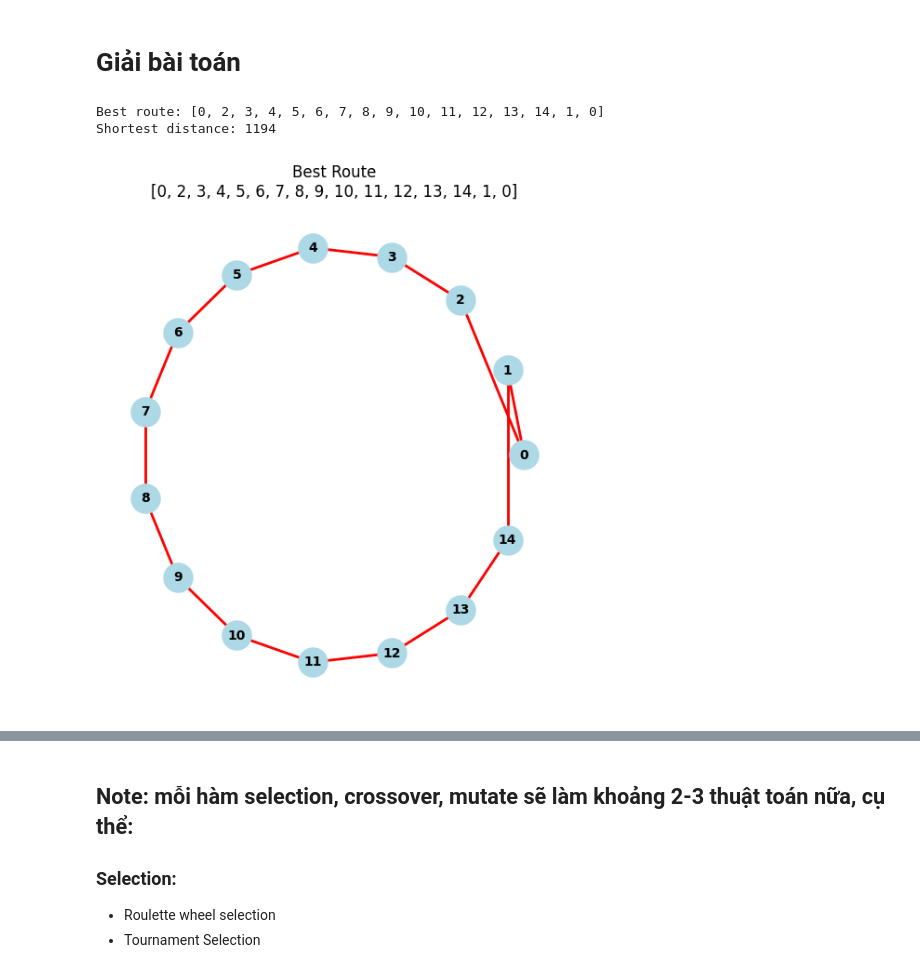
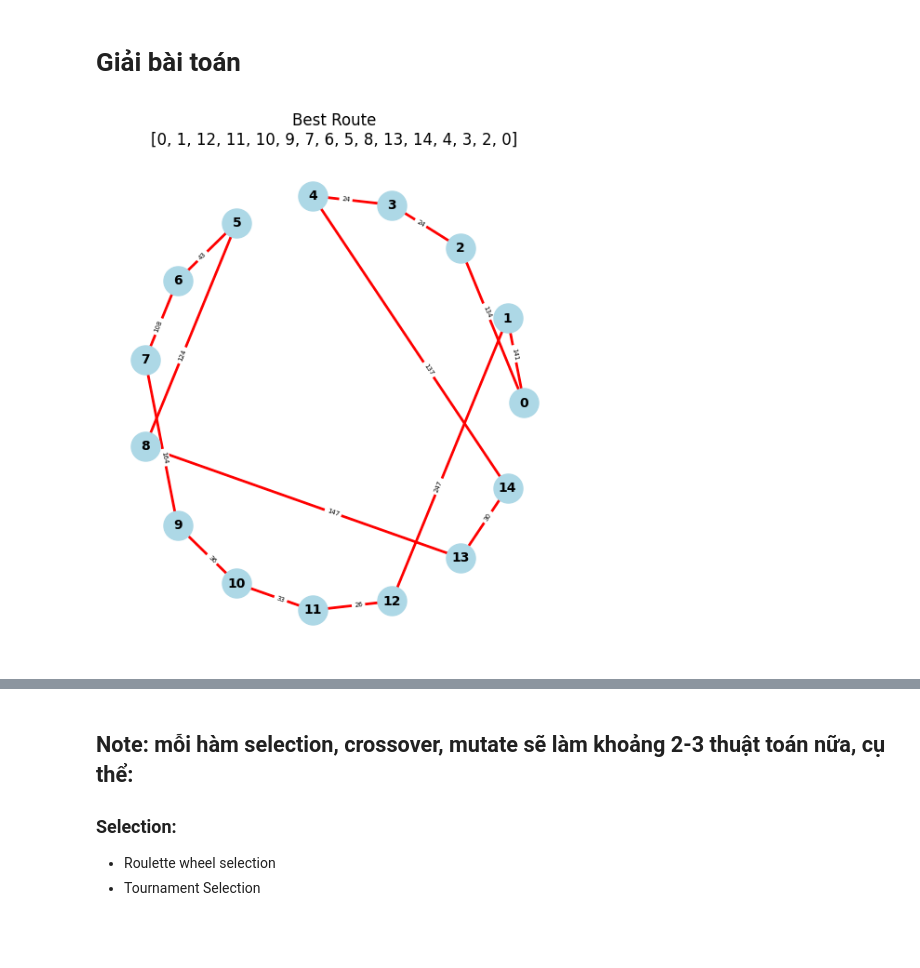
Before and after one commit to ThienNguyen3001/Travelling-Salesman-AI-Final, a Jupyter notebook: Experiment.ipynb, the cells around one changed output, grey strips where cells are left out. Cells and saved outputs as stored; diff of their text form; code cells hidden in the pictures; blank space fills up the shorter version.

```diff
--- a/Experiment.ipynb
+++ b/Experiment.ipynb
@@ -126,14 +128,10 @@ def visualize(problem, route, draw_weight=False, initial=False):
     plt.show()
 # %%
 problem = problem4
-distances, route, fitness = solve(problem)
-print(f"Best route: {route}")
-print(f"Shortest distance: {distances}")
-visualize(problem, route)
+distances, route, fitness = solve(problem, generations=100, mutation_rate=0.1, population_size=100)
+visualize(problem, route, draw_weight=True)
 # %% [output]
-Best route: [0, 2, 3, 4, 5, 6, 7, 8, 9, 10, 11, 12, 13, 14, 1, 0]
-Shortest distance: 1194
-[figure, old version]
+[figure, new version]
 # %%
 def plot_fitness(fitness):
     plt.plot(fitness)
```
Also changed, not shown: parts of 2 cells of this notebook, 1 other file.
